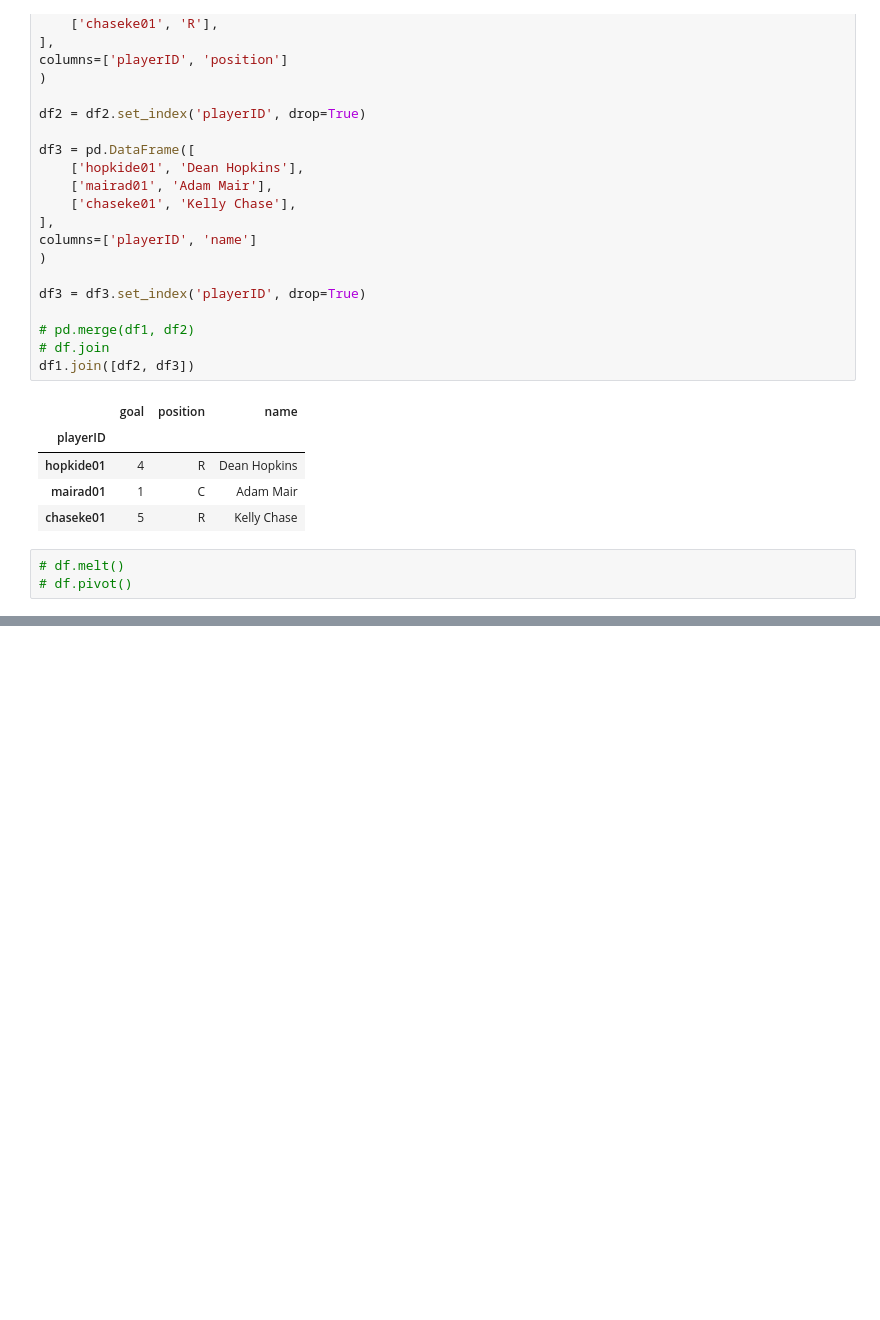
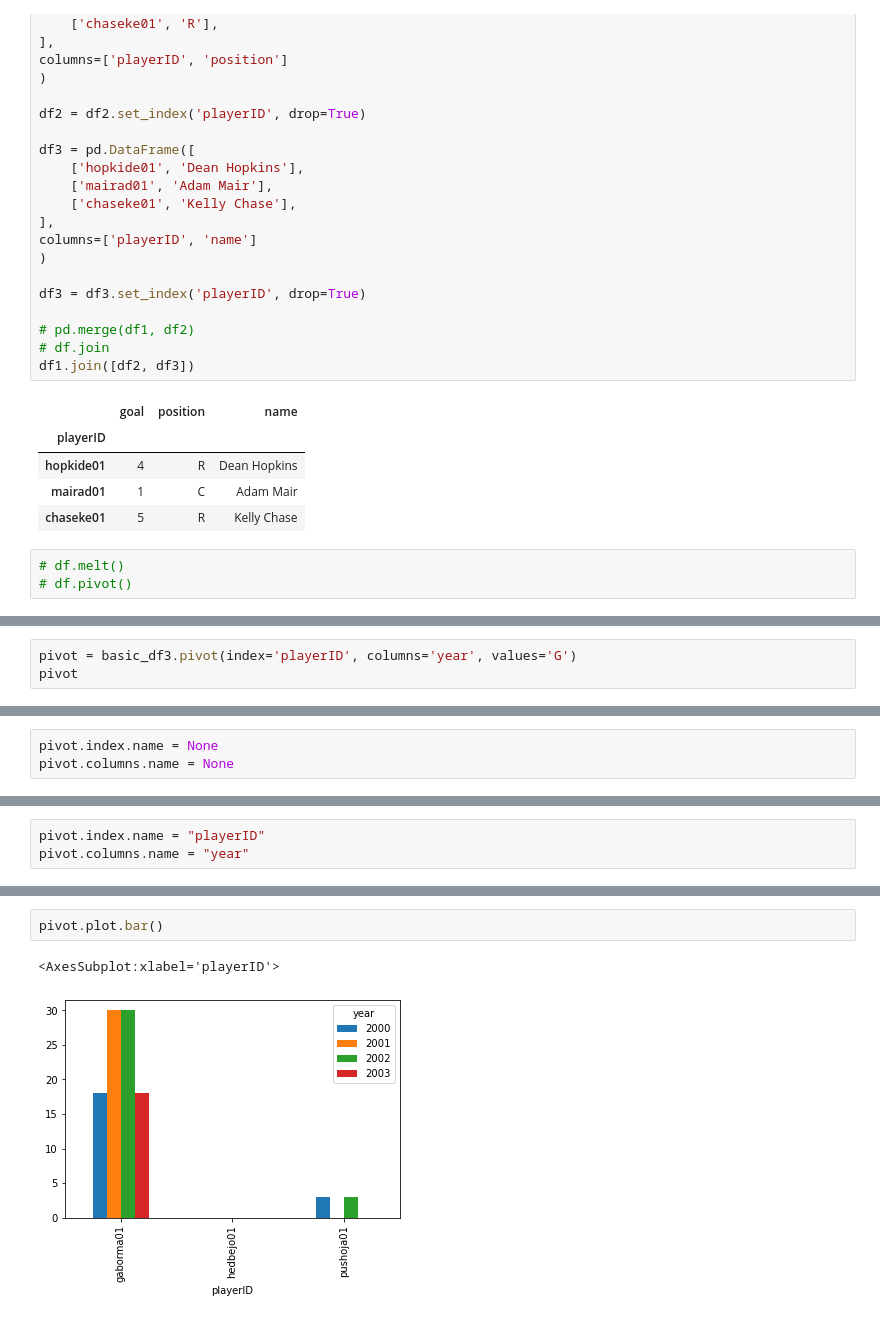
Before and after one commit to yaowenqiang/panda_playbook, a Jupyter notebook: advanced_pandas.ipynb, the cells around one changed output, grey strips where cells are left out. Cells and saved outputs as stored; diff of their text form; blank space fills up the shorter version.

```diff
--- a/advanced_pandas.ipynb
+++ b/advanced_pandas.ipynb
@@ -857,0 +909,3 @@ df1.join([df2, df3])
+# %%
+pivot = basic_df3.pivot(index='playerID', columns='year', values='G')
+pivot
@@ -857,0 +922,3 @@ df1.join([df2, df3])
+# %%
+pivot.index.name = None
+pivot.columns.name = None
@@ -857,0 +932,3 @@ df1.join([df2, df3])
+# %%
+pivot.index.name = "playerID"
+pivot.columns.name = "year"
@@ -857,0 +948,5 @@ df1.join([df2, df3])
+# %%
+pivot.plot.bar()
+# %% [output]
+<AxesSubplot:xlabel='playerID'>
+[figure, added]
```
Also changed, not shown: parts of 22 cells of this notebook.
